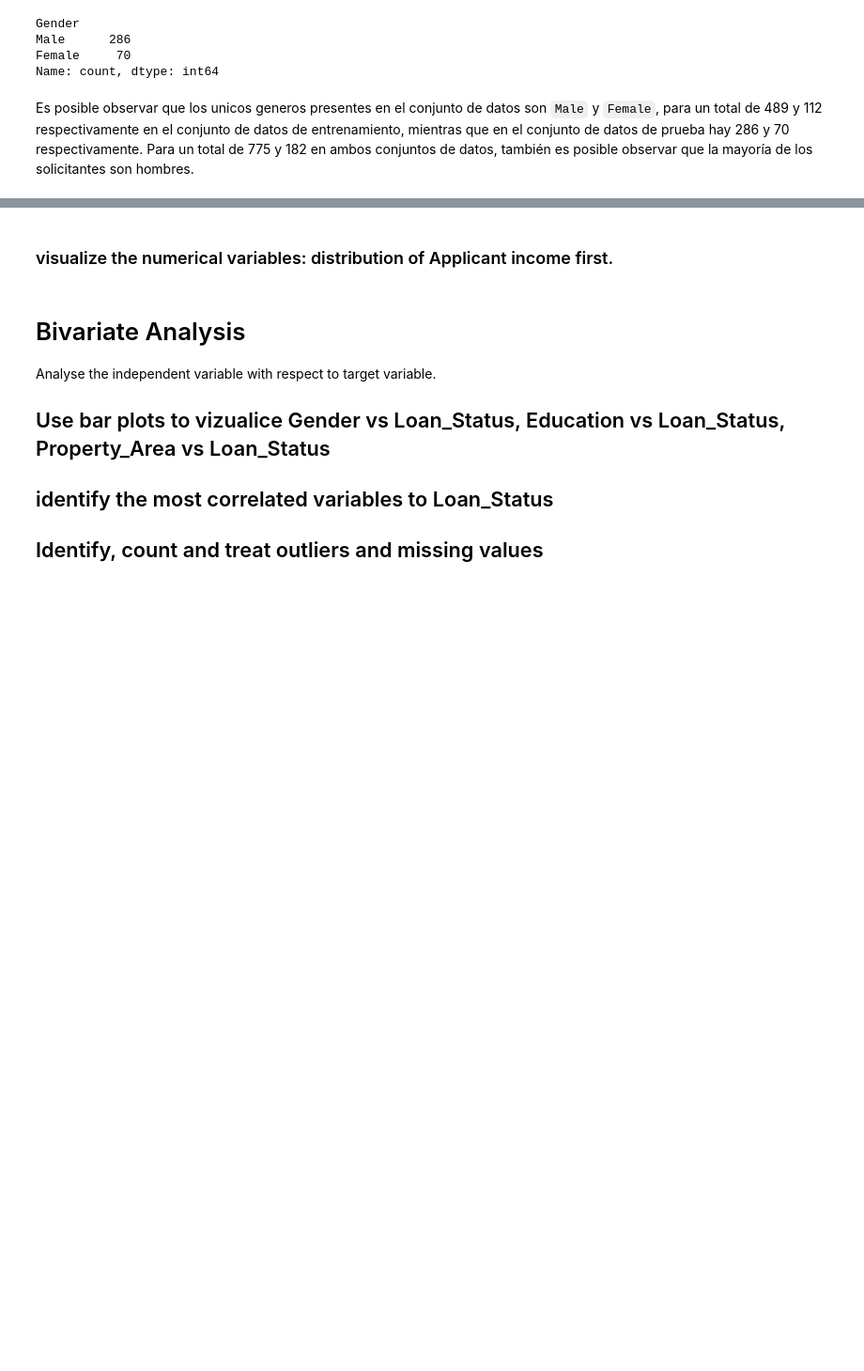
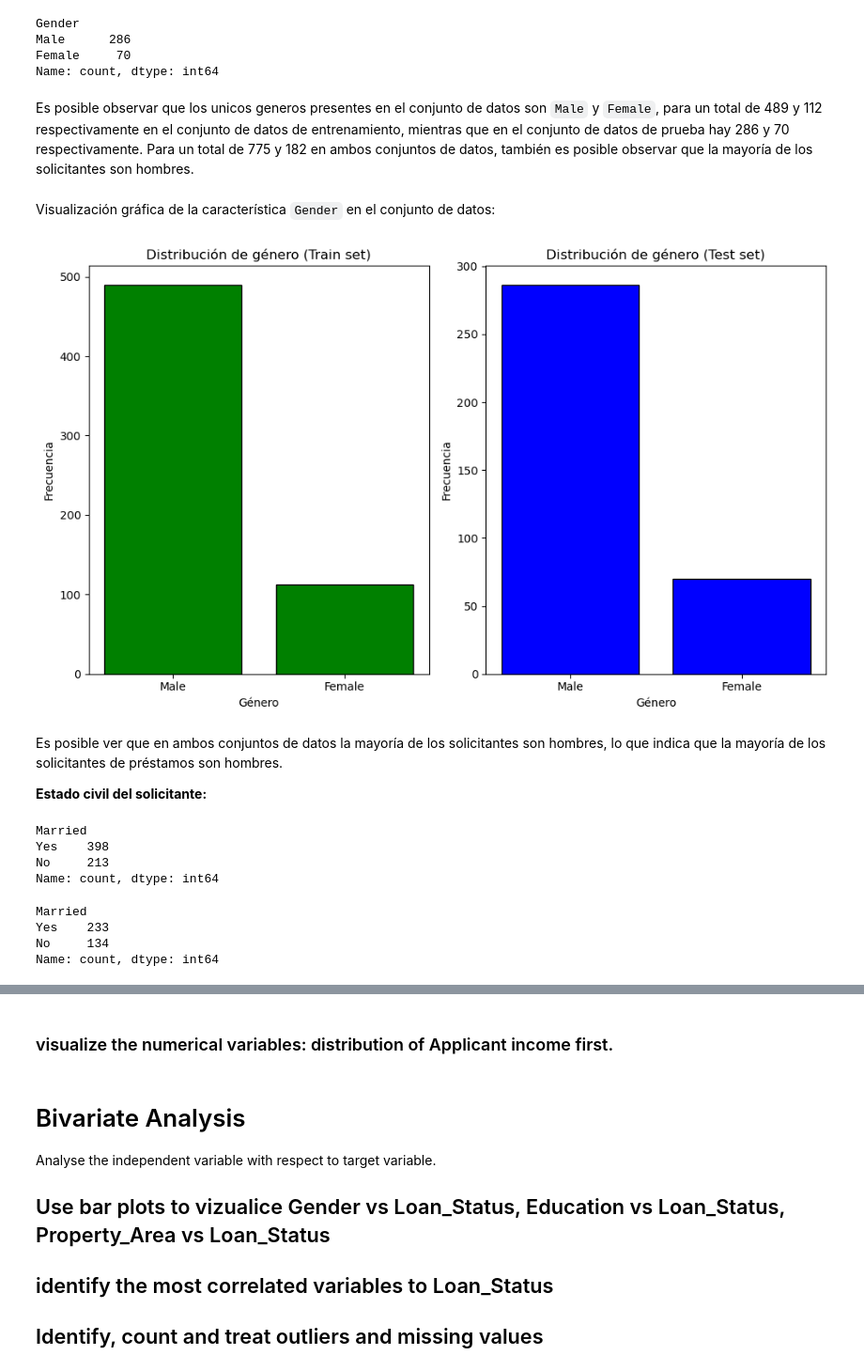
Before and after one commit to CristianPerafan/ArtificiallIntelligence, a Jupyter notebook: Primera parte/Lab.ipynb, the cells around one changed output, grey strips where cells are left out. Shown at 94% size. Drawn from its saved outputs; the diff is of its cells as text; code cells hidden in the pictures; blank space fills up the shorter version.

```diff
--- a/Primera parte/Lab.ipynb
+++ b/Primera parte/Lab.ipynb
@@ -272,3 +272,45 @@ Female     70
 Name: count, dtype: int64
 # %% [markdown]
 Es posible observar que los unicos generos presentes en el conjunto de datos son `Male` y `Female`, para un total de 489 y 112 respectivamente en el conjunto de datos de entrenamiento, mientras que en el conjunto de datos de prueba hay 286 y 70 respectivamente. Para un total de 775 y 182 en ambos conjuntos de datos, también es posible observar que la mayoría de los solicitantes son hombres.
+# %% [markdown]
+Visualización gráfica de la característica `Gender` en el conjunto de datos:
+# %%
+train_freq = train['Gender'].value_counts()
+test_freq = test['Gender'].value_counts()
+
+fig, axs = plt.subplots(1, 2, figsize=(10, 6))
+
+
+axs[0].bar(train_freq.index, train_freq.values, color='green', edgecolor='black')
+axs[0].set_title('Distribución de género (Train set)')
+axs[0].set_xlabel('Género')
+axs[0].set_ylabel('Frecuencia')
+
+
+axs[1].bar(test_freq.index, test_freq.values, color='blue', edgecolor='black')
+axs[1].set_title('Distribución de género (Test set)')
+axs[1].set_xlabel('Género')
+axs[1].set_ylabel('Frecuencia')
+
+plt.tight_layout()
+plt.show()
+# %% [output]
+[figure, added]
+# %% [markdown]
+Es posible ver que en ambos conjuntos de datos la mayoría de los solicitantes son hombres, lo que indica que la mayoría de los solicitantes de préstamos son hombres.
+
+**Estado civil del solicitante:**
+# %%
+train['Married'].value_counts()
+# %% [output]
+Married
+Yes    398
+No     213
+Name: count, dtype: int64
+# %%
+test['Married'].value_counts()
+# %% [output]
+Married
+Yes    233
+No     134
+Name: count, dtype: int64
```
Also changed, not shown: parts of 14 cells of this notebook.
